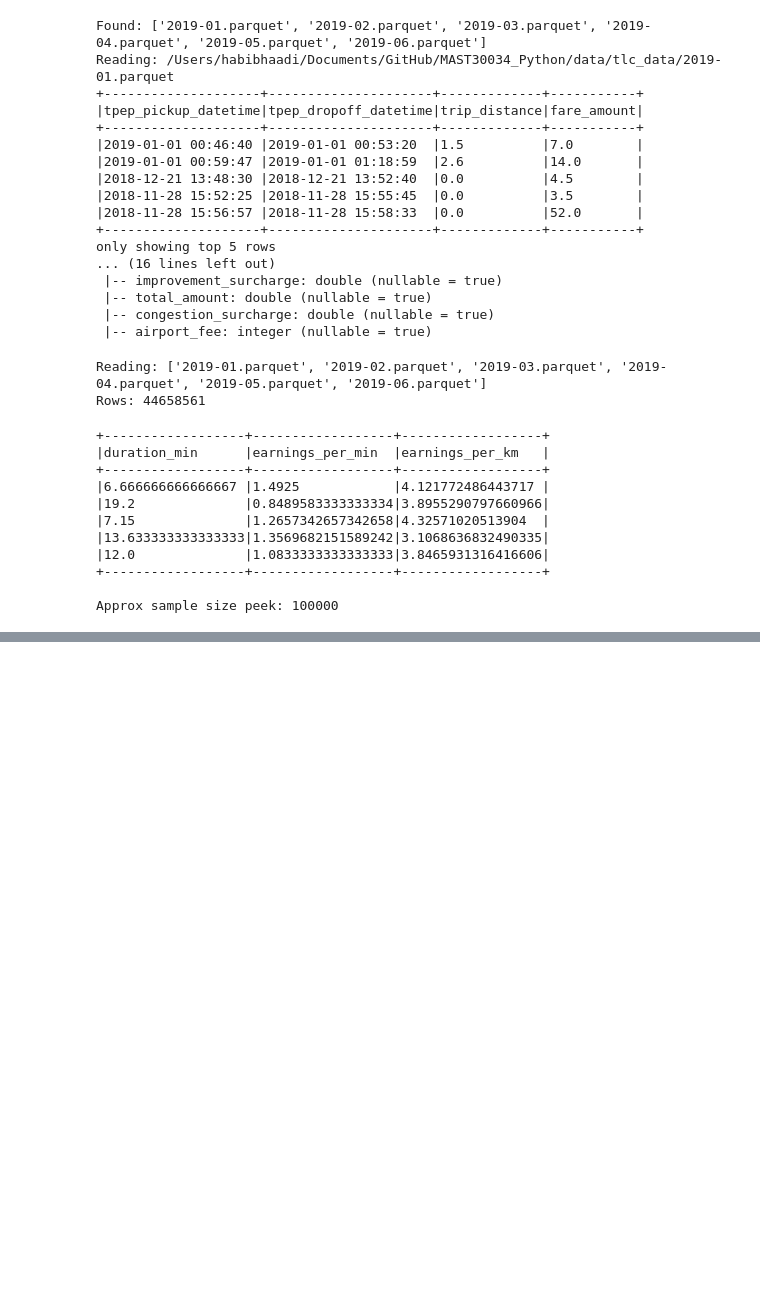
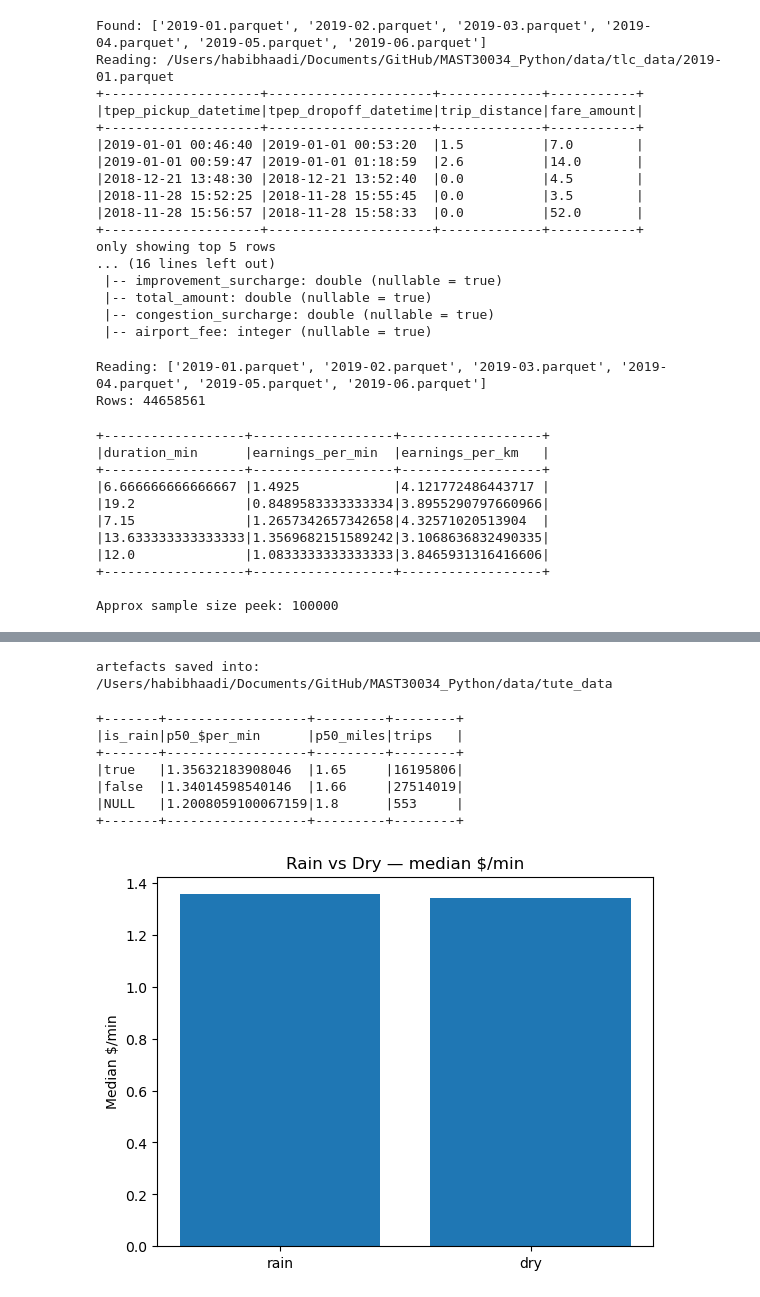
Before and after one commit to habibhaadi/MAST30034_Python, a Jupyter notebook: efficiency_analysis_n_dat.ipynb, the cells around one changed output, grey strips where cells are left out. Saved outputs shown, nothing was run; the diff lists cells and outputs as text; code cells hidden in the pictures; blank space fills up the shorter version.

```diff
--- a/efficiency_analysis_n_dat.ipynb
+++ b/efficiency_analysis_n_dat.ipynb
@@ -311,0 +284,8 @@ pyspark: 4.0.0
+# %%
+# add columns pickup_hour and pick_dow
+
+df3 = (
+    df3
+    .withColumn("pickup_hour", F.hour("tpep_pickup_datetime"))
+    .withColumn("pickup_dow",  F.date_format("tpep_pickup_datetime","E"))
+)
@@ -311,0 +669,53 @@ pyspark: 4.0.0
+# %%
+# gonna save these for later so i don't have to recompute them
+
+import os
+
+artefact_dir = os.path.expanduser("~/Documents/GitHub/MAST30034_Python/data/tute_data")
+
+
+df3.write.mode("overwrite").parquet(os.path.join(artefact_dir, "df3_clean.parquet"))
+by_hour.write.mode("overwrite").csv(os.path.join(artefact_dir, "by_hour.csv"), header=True)
+by_dow.write.mode("overwrite").csv(os.path.join(artefact_dir, "by_dow.csv"), header=True)
+top_pu.write.mode("overwrite").csv(os.path.join(artefact_dir, "top_pickup_zones.csv"), header=True)
+
+print("artefacts saved into:", artefact_dir)
+# %% [output]
+artefacts saved into: /Users/habibhaadi/Documents/GitHub/MAST30034_Python/data/tute_data
+# %%
+## alright i wanna bring it the NYC weather dataset
+## im gonna start by comparing rainy vs dry days
+
+from pyspark.sql import functions as F
+import matplotlib.pyplot as plt
+
+dfw = df_weather.withColumn("is_rain", (F.col("PRCP") >= 1.0).cast("boolean"))
+
+rain_vs_dry = (
+    dfw.groupBy("is_rain")
+       .agg(
+           F.expr("percentile_approx(earnings_per_min,0.5)").alias("p50_$per_min"),
+           F.expr("percentile_approx(trip_distance,0.5)").alias("p50_miles"),
+           F.count("*").alias("trips")
+       )
+       .orderBy(F.desc("is_rain"))
+)
+
+rain_vs_dry.show(truncate=False)
+
+# bar graph is probably best for this, plotting median $/min for rainy vs dry days
+pdf_rain = rain_vs_dry.toPandas()
+labels = ["rain" if x else "dry" for x in pdf_rain["is_rain"]]
+plt.bar(labels, pdf_rain["p50_$per_min"])
+plt.ylabel("Median $/min")
+plt.title("Rain vs Dry — median $/min")
+plt.show()
+# %% [output]
++-------+------------------+---------+--------+
+|is_rain|p50_$per_min      |p50_miles|trips   |
++-------+------------------+---------+--------+
+|true   |1.35632183908046  |1.65     |16195806|
+|false  |1.34014598540146  |1.66     |27514019|
+|NULL   |1.2008059100067159|1.8      |553     |
++-------+------------------+---------+--------+
+[figure, added]
```
Also changed, not shown: parts of 25 cells of this notebook, 14 other files.
